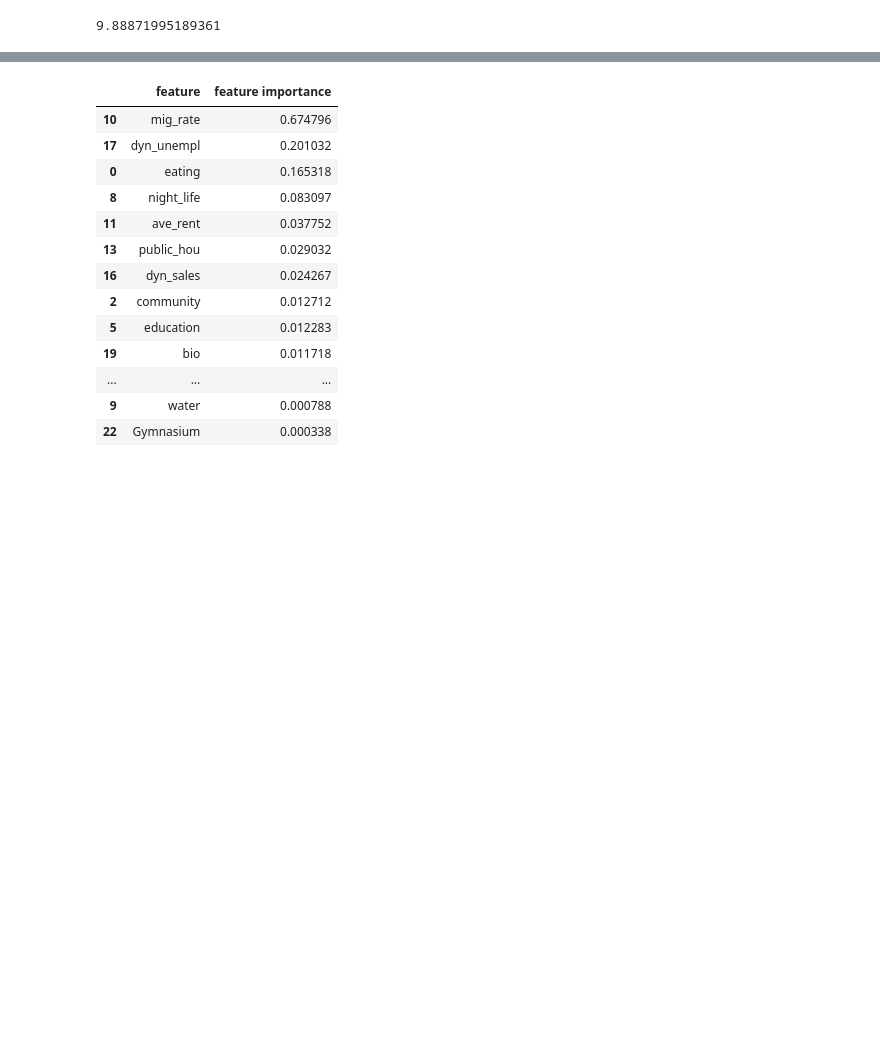
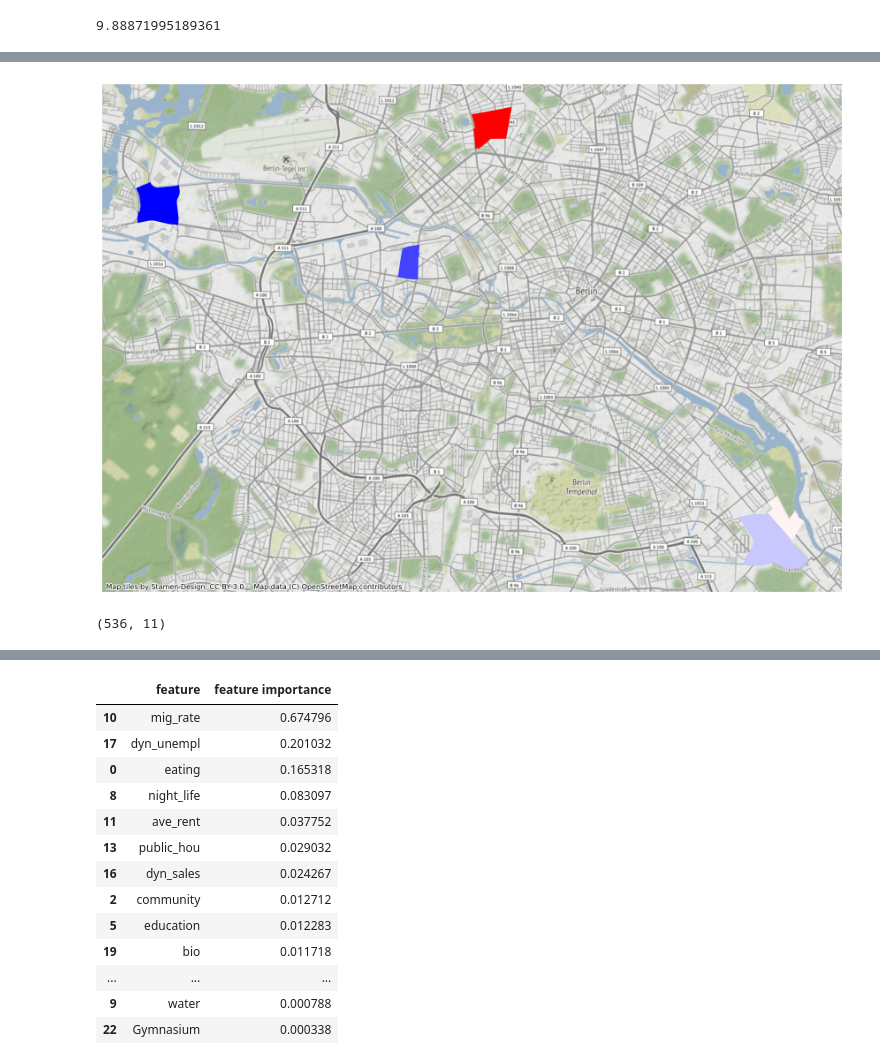
Before and after one commit to Safiaaaaa/YouthInTheCity, a Jupyter notebook: notebooks/safia-basic-model.ipynb, the cells around one changed output, grey strips where cells are left out. Saved outputs shown, nothing was run; the diff lists cells and outputs as text; code cells hidden in the pictures; blank space fills up the shorter version.

```diff
--- a/notebooks/safia-basic-model.ipynb
+++ b/notebooks/safia-basic-model.ipynb
@@ -249,0 +238,34 @@ inv_dist = libpysal.weights.DistanceBand.from_dataframe(selected, 5000, geom_col
+# %%
+# instantiating knn
+knn = libpysal.weights.KNN.from_dataframe(selected, k=5)
+# Row standardise weights
+knn.transform = "R"
+# Run LISA on residuals
+outliers = esda.moran.Moran_Local(basic_ols.u, knn, permutations=9999)
+# Select only LISA cluster cores
+error_clusters = outliers.q % 2 == 1
+# Filter out non-significant clusters
+error_clusters &= outliers.p_sim <= 0.001
+# Add `error_clusters` and `local_I` columns
+ax = (
+    selected.assign(
+        error_clusters=error_clusters,
+        local_I=outliers.Is
+        # Retain error clusters only
+    )
+    .query(
+        "error_clusters"
+        # Sort by I value to largest plot on top
+    )
+    .sort_values(
+        "local_I"
+        # Plot I values
+    )
+    .plot("local_I", cmap="bwr", marker=".", figsize=(15,15))
+)
+# Add basemap
+contextily.add_basemap(ax, crs=selected.crs)
+# Remove axes
+ax.set_axis_off();
+# %% [output]
+[figure, added]
@@ -249,0 +300,4 @@ inv_dist = libpysal.weights.DistanceBand.from_dataframe(selected, 5000, geom_col
+# %%
+X.shape
+# %% [output]
+(536, 11)
```
Also changed, not shown: parts of 52 cells of this notebook, 1 other file.
